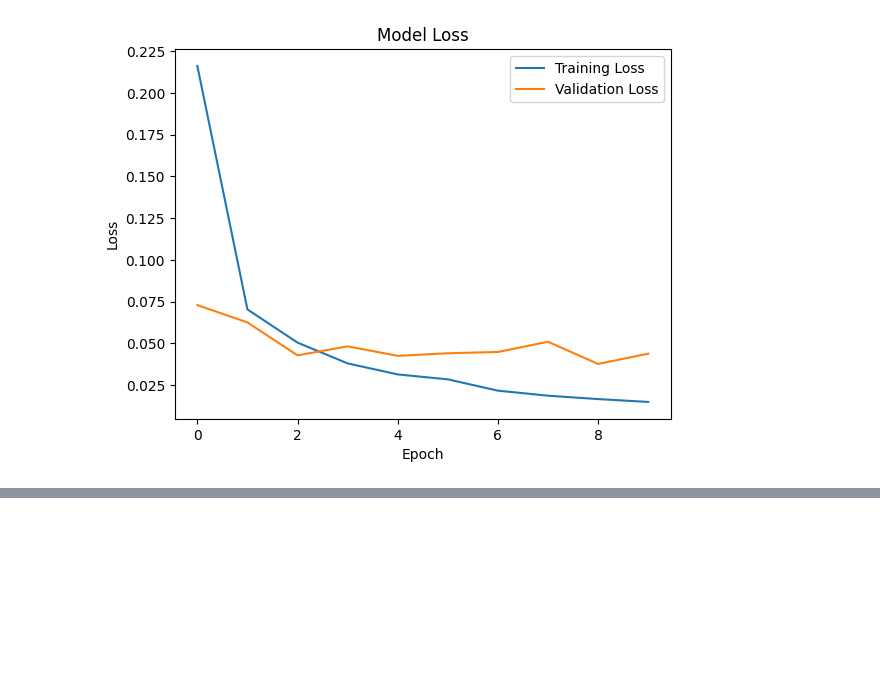
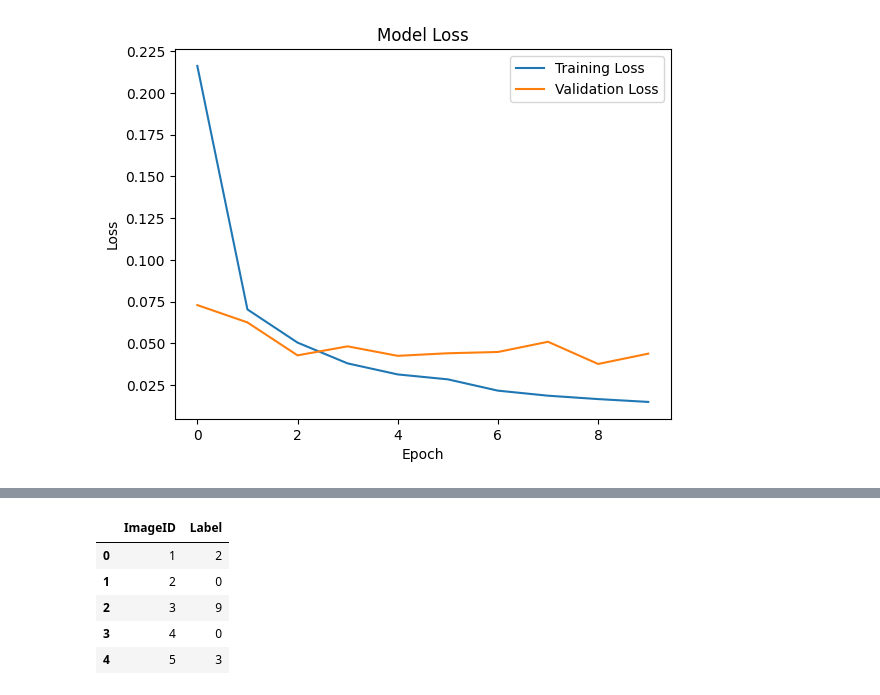
Before and after one commit to mutassimalzeem/vision-classification-pipeline, a Jupyter notebook: notebooks/analysis.ipynb, the cells around one changed output, grey strips where cells are left out. Saved outputs shown, nothing was run; the diff lists cells and outputs as text; code cells hidden in the pictures; blank space fills up the shorter version.

```diff
--- a/notebooks/analysis.ipynb
+++ b/notebooks/analysis.ipynb
@@ -250,0 +265,18 @@ plt.show()
+# %%
+test = pd.read_csv("D:\\Coding\\vision-classification-pipeline\\src\\test.csv")
+
+X_test = test.to_numpy(dtype=np.float32) / 255.0
+X_test = X_test.reshape(-1, 28, 28, 1)
+
+pred_probs = model.predict(X_test)
+
+# This line finds the index of the highest probability for each sample, which corresponds to the predicted class label.
+pred_labels = pred_probs.argmax(axis = 1)
+
+submission = pd.DataFrame({
+    'ImageID': np.arange(1, len(pred_labels) + 1),
+    'Label': pred_labels
+})
+submission.to_csv("submission.csv", index = False)
+submission.head()
+# %% [output]
@@ -250,0 +284,6 @@ plt.show()
+|  | ImageID | Label |
+| 0 | 1 | 2 |
+| 1 | 2 | 0 |
+| 2 | 3 | 9 |
+| 3 | 4 | 0 |
+| 4 | 5 | 3 |
```
Also changed, not shown: parts of 5 cells of this notebook.
